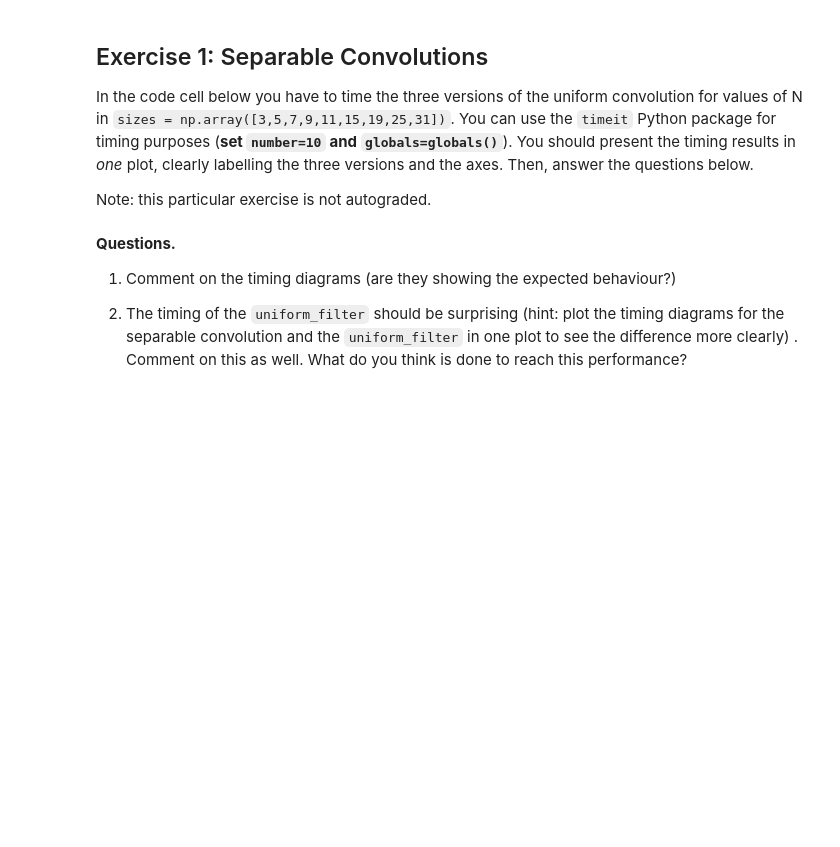
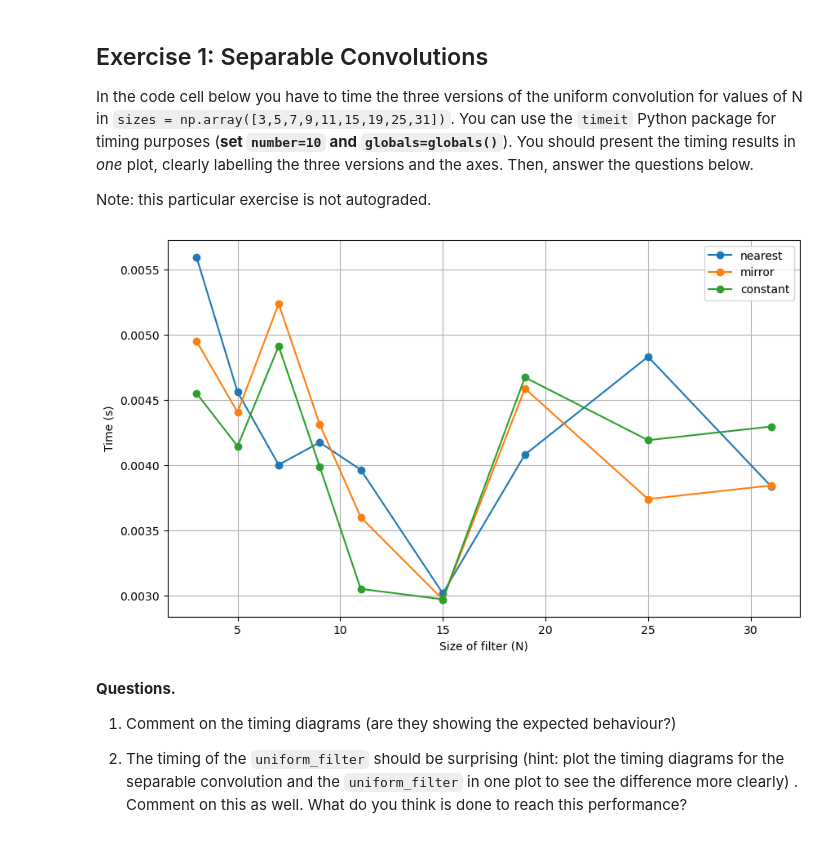
Before and after one commit to Knoerdin/huiswerk_gijs_nordin, a Jupyter notebook: icv/Week03/3_convolutions_and_local_structure.ipynb, the cells around one changed output. Drawn from its saved outputs; the diff is of its cells as text; code cells hidden in the pictures; blank space fills up the shorter version.

```diff
--- a/icv/Week03/3_convolutions_and_local_structure.ipynb
+++ b/icv/Week03/3_convolutions_and_local_structure.ipynb
@@ -66,6 +66,43 @@ In the code cell below you have to time the three versions of the uniform convol
 Note: this particular exercise is not autograded.
 # %%
 ### YOUR CODE HERE
+import timeit as time
+sizes = np.array([3,5,7,9,11,15,19,25,31])
+time_nearest = []
+time_uniform = []
+time_box = []
+for size in sizes:
+    t_nearest = time.timeit(
+        'uniform_filter(Fcam, size=size, mode="nearest")',
+        globals=globals(),
+        number=10
+    )
+    t_mirror = time.timeit(
+        'uniform_filter(Fcam, size=size, mode="mirror")',
+        globals=globals(),
+        number=10
+    )
+    t_constant = time.timeit(
+        'uniform_filter(Fcam, size=size, mode="constant")',
+        globals=globals(),
+        number=10
+    )
+
+    time_nearest.append(t_nearest)
+    time_uniform.append(t_mirror)
+    time_box.append(t_constant)
+
+plt.figure(figsize=(10, 6))
+plt.plot(sizes, time_nearest, label='nearest', marker='o')
+plt.plot(sizes, time_uniform, label='mirror', marker='o')
+plt.plot(sizes, time_box, label='constant', marker='o')
+plt.xlabel('Size of filter (N)')
+plt.ylabel('Time (s)')
+plt.legend()
+plt.grid()
+plt.show()
+# %% [output]
+[figure, added]
 # %% [markdown]
 **Questions.**
 
```
Also changed, not shown: parts of 6 cells of this notebook, 1 other file.
